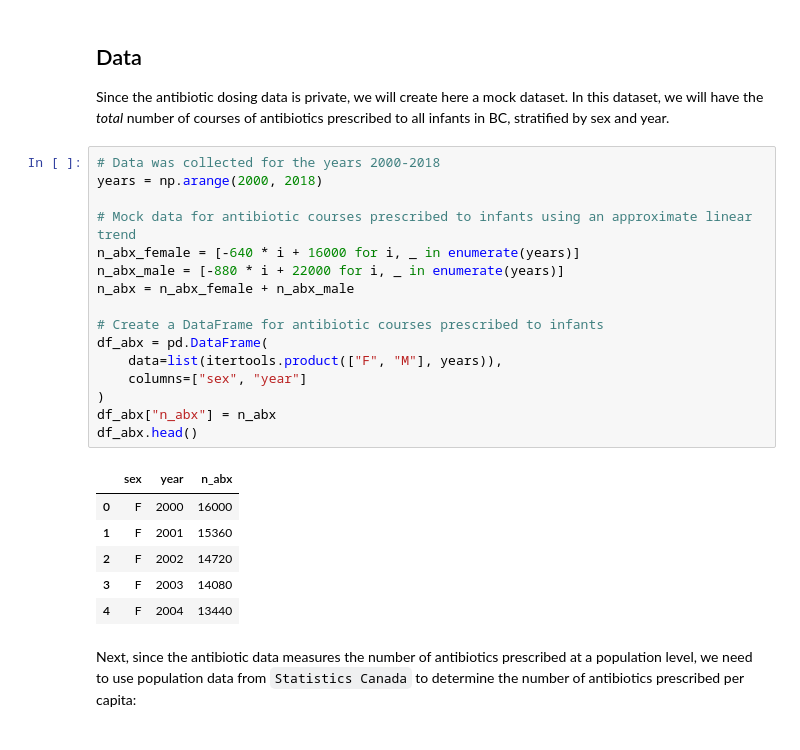
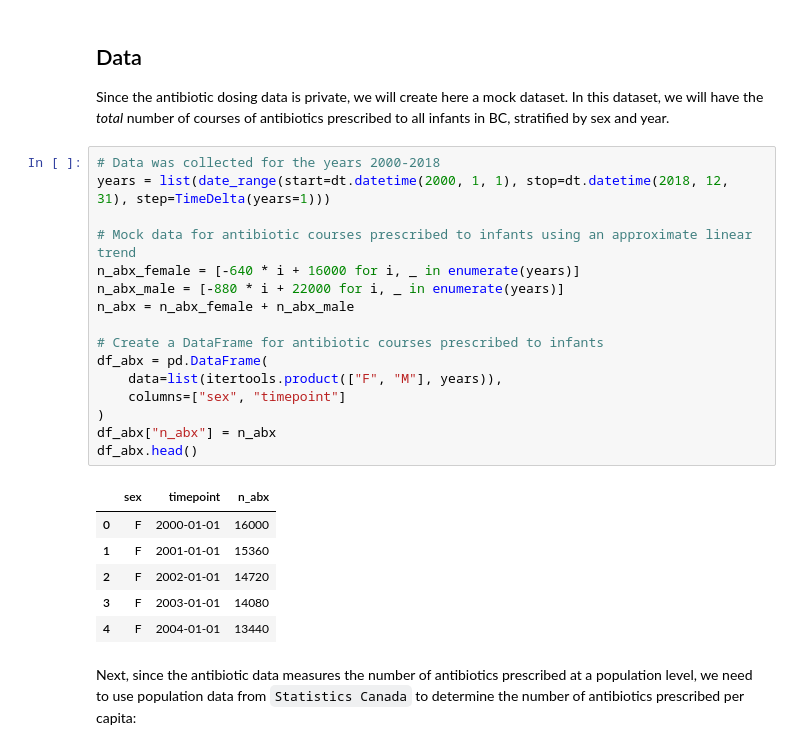
Before and after one commit to resplab/leap, a Jupyter notebook: docs/model/model-antibiotics.ipynb, the cells around one changed output. Cells and saved outputs as stored; diff of their text form.

```diff
--- a/docs/model/model-antibiotics.ipynb
+++ b/docs/model/model-antibiotics.ipynb
@@ -34,27 +34,27 @@ we will have the *total* number of courses of antibiotics prescribed to all infa
 stratified by sex and year.
 # %%
 # Data was collected for the years 2000-2018
-years = np.arange(2000, 2018)
+years = list(date_range(start=dt.datetime(2000, 1, 1), stop=dt.datetime(2018, 12, 31), step=TimeDelta(years=1)))
 
 # Mock data for antibiotic courses prescribed to infants using an approximate linear trend
 n_abx_female = [-640 * i + 16000 for i, _ in enumerate(years)]
 n_abx_male = [-880 * i + 22000 for i, _ in enumerate(years)]
 n_abx = n_abx_female + n_abx_male
 
 # Create a DataFrame for antibiotic courses prescribed to infants
 df_abx = pd.DataFrame(
     data=list(itertools.product(["F", "M"], years)),
-    columns=["sex", "year"]
+    columns=["sex", "timepoint"]
 )
 df_abx["n_abx"] = n_abx
 df_abx.head()
 # %% [output]
-|  | sex | year | n_abx |
-| 0 | F | 2000 | 16000 |
-| 1 | F | 2001 | 15360 |
-| 2 | F | 2002 | 14720 |
-| 3 | F | 2003 | 14080 |
-| 4 | F | 2004 | 13440 |
+|  | sex | timepoint | n_abx |
+| 0 | F | 2000-01-01 | 16000 |
+| 1 | F | 2001-01-01 | 15360 |
+| 2 | F | 2002-01-01 | 14720 |
+| 3 | F | 2003-01-01 | 14080 |
+| 4 | F | 2004-01-01 | 13440 |
 # %% [markdown]
 Next, since the antibiotic data measures the number of antibiotics prescribed at a population level,
 we need to use population data from `Statistics Canada` to determine the number of antibiotics
```
Also changed, not shown: parts of 17 cells of this notebook.
